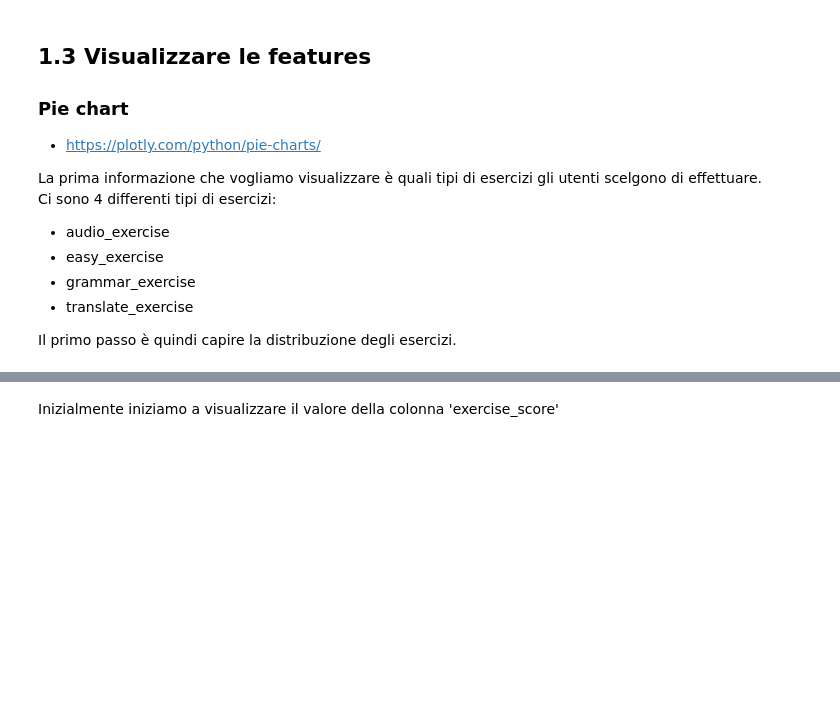
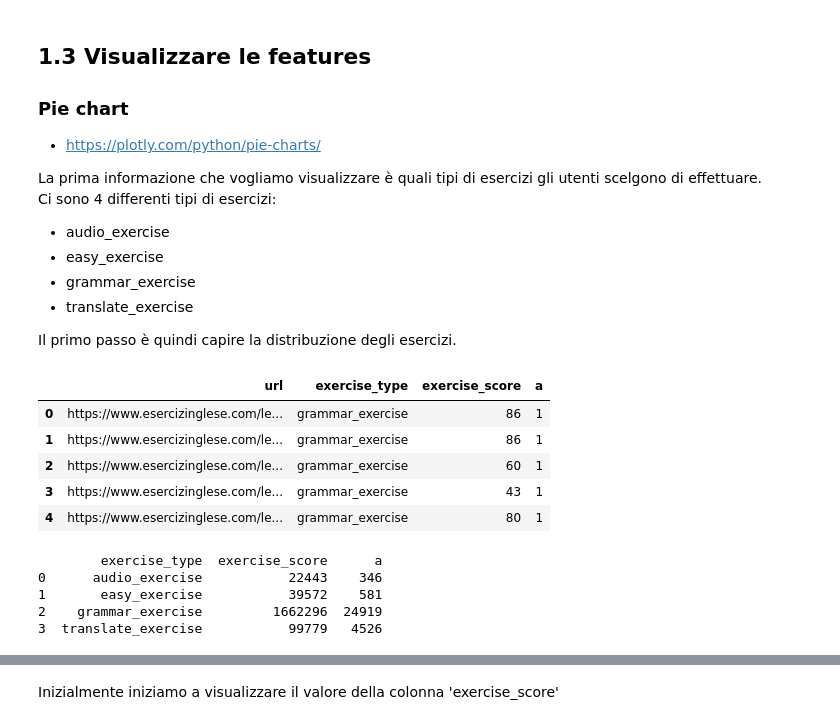
Before and after one commit to francobelloni85/DataMiningUni, a Jupyter notebook: project_exam.ipynb, the cells around one changed output, grey strips where cells are left out. Saved outputs shown, nothing was run; the diff lists cells and outputs as text; code cells hidden in the pictures; blank space fills up the shorter version.

```diff
--- a/project_exam.ipynb
+++ b/project_exam.ipynb
@@ -182,4 +213,28 @@ Ci sono 4 differenti tipi di esercizi:<br>
 </ul>
 
 Il primo passo è quindi capire la distribuzione degli esercizi.
+# %%
+# Aggiungo una colonnna di tutti 1 per contare le righe dopo nell'aggregazione
+# TODO Credo che si possa fare in modo piu inteligente.
+additional_cols = ['a']
+data_v1 = data.reindex(data.columns.tolist() + additional_cols, axis = 1)
+data_v1 = data_v1.assign(a='1')
+data_v1["a"] = data_v1["a"].astype(str).astype(int)
+data_v1.head()
+# %% [output]
+|  | url | exercise_type | exercise_score | a |
+| 0 | https://www.esercizinglese.com/le... | grammar_exercise | 86 | 1 |
+| 1 | https://www.esercizinglese.com/le... | grammar_exercise | 86 | 1 |
+| 2 | https://www.esercizinglese.com/le... | grammar_exercise | 60 | 1 |
+| 3 | https://www.esercizinglese.com/le... | grammar_exercise | 43 | 1 |
+| 4 | https://www.esercizinglese.com/le... | grammar_exercise | 80 | 1 |
+# %%
+coun_exercise_type = (data_v1.groupby(['exercise_type'], as_index=False).sum())
+print(coun_exercise_type)
+# %% [output]
+        exercise_type  exercise_score      a
+0      audio_exercise           22443    346
+1       easy_exercise           39572    581
+2    grammar_exercise         1662296  24919
+3  translate_exercise           99779   4526
 # %%
```
Also changed, not shown: parts of 17 cells of this notebook.
